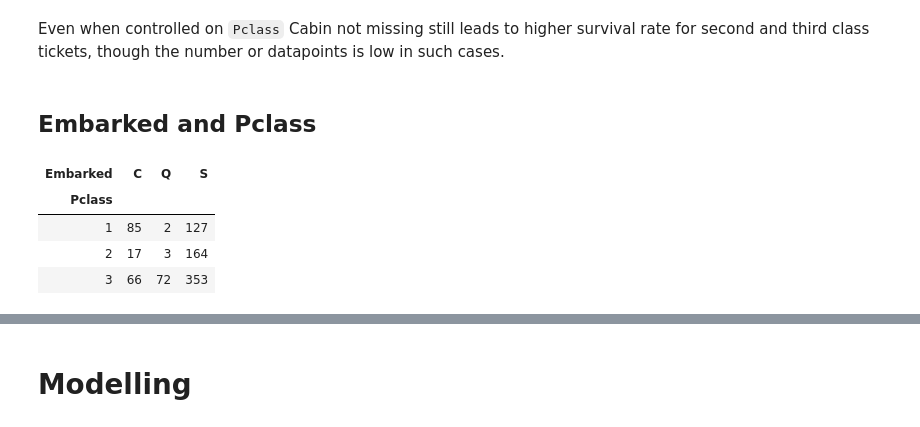
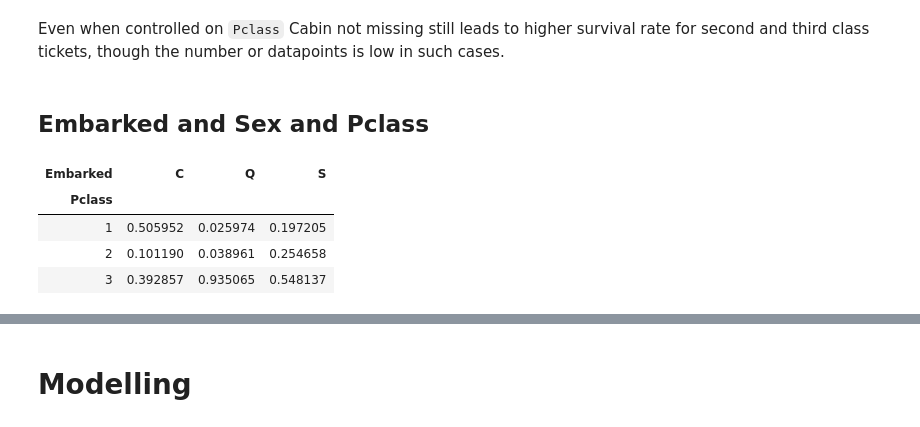
Before and after one commit to gergelyBognar/titanic, a Jupyter notebook: titanic.ipynb, the cells around one changed output, grey strips where cells are left out. Cells and saved outputs as stored; diff of their text form; code cells hidden in the pictures.

```diff
--- a/titanic.ipynb
+++ b/titanic.ipynb
@@ -504,6 +479,6 @@ Name: FarePerPerson, dtype: float64
 Two sample Kolmogorov–Smirnov test for FarePerPerson
 D value: 0.31310516728980925 p value: 2.6645352591003757e-15
 # %%
-df_train["FareBinnedExplore"] = pd.qcut(df_train["FarePerPerson"], 5)
-dependency_categorical(df_train["FareBinnedExplore"], df_train[label_name], binned=True)
+df_train["FarePerPersonBinned"] = pd.qcut(df_train["FarePerPerson"], 5)
+dependency_categorical(df_train["FarePerPersonBinned"], df_train[label_name], binned=True)
 # %% [output]
@@ -609,5 +590,5 @@ Chi2 value: 282.14980191288873 p value: 7.255378086876214e-61
 # %%
-with open("english_names.txt") as file:
+with open("data/english_names.txt") as file:
     english_names = set([x.strip() for x in file.readlines()])
 
 def get_is_english(name):
@@ -618,3 +599,5 @@ def get_is_english(name):
     return False
 
 df_train["IsEnglish"] = df_train["Name"].apply(get_is_english)
+
+dependency_categorical(df_train["IsEnglish"], df_train[label_name])
@@ -813,12 +769,12 @@ Chi2 value: 3.1245711134084364 p value: 0.07712016276288634
 # %% [markdown]
 Even when controlled on `Pclass` Cabin not missing still leads to higher survival rate for second and third class tickets, though the number or datapoints is low in such cases.
 # %% [markdown]
-## Embarked and Pclass
+## Embarked and Sex and Pclass
 # %%
-pd.crosstab(df_train["Pclass"], df_train["Embarked"], normalize=)
+pd.crosstab(df_train["Pclass"], df_train["Embarked"], normalize="columns")
 # %% [output]
 | Embarked | C | Q | S |
 | Pclass |  |  |  |
-| 1 | 85 | 2 | 127 |
-| 2 | 17 | 3 | 164 |
-| 3 | 66 | 72 | 353 |
+| 1 | 0.505952 | 0.025974 | 0.197205 |
+| 2 | 0.101190 | 0.038961 | 0.254658 |
+| 3 | 0.392857 | 0.935065 | 0.548137 |
```
Also changed, not shown: parts of 47 cells of this notebook.
